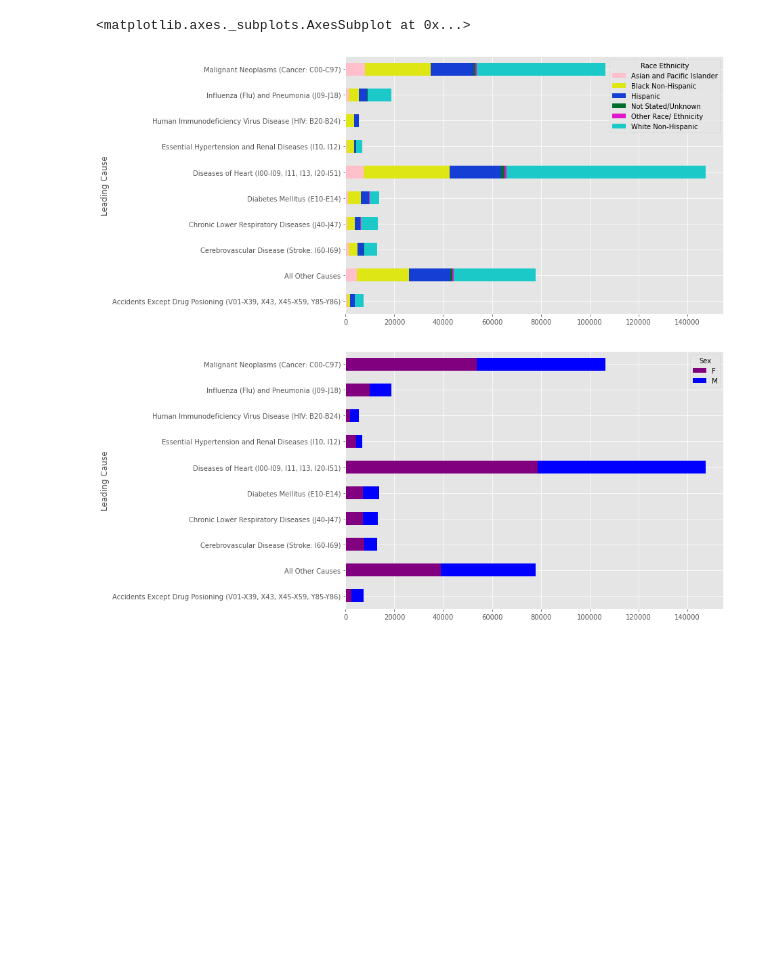
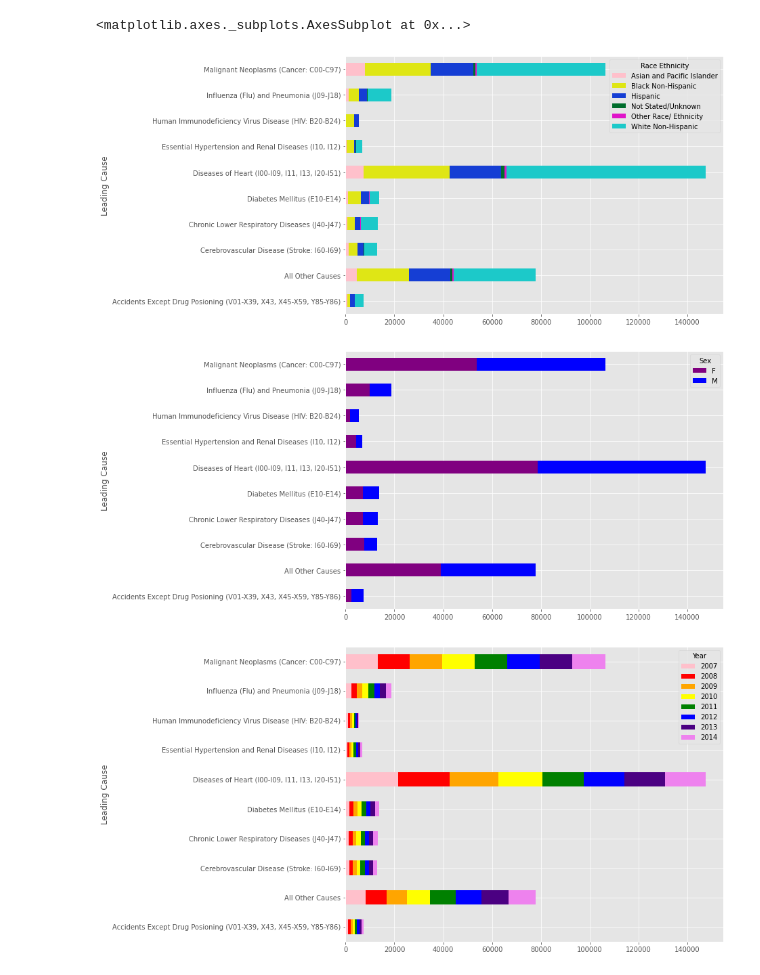
Before and after one commit to mdgalvez/Unit-3-Project-3, a Jupyter notebook: Project_3_FINAL.ipynb, the cells around one changed output. Drawn from its saved outputs; the diff is of its cells as text; code cells hidden in the pictures; blank space fills up the shorter version.

```diff
--- a/Project_3_FINAL.ipynb
+++ b/Project_3_FINAL.ipynb
@@ -8,30 +8,44 @@ import pandas as pd
 import numpy as np
 %matplotlib inline
 
 mpl.style.use('ggplot')
 colors = ["pink","#dfe615","#153ed4","#006D2C", "#e014c9","#1cc9c9"]
 colors_sex = ["purple","blue"]
+colors_year = ["pink","red", "orange", "yellow", "green","blue", "indigo", "violet"]
+
 #remove missing values
 missing_values = [".", ",", "na"]
 data = pd.read_csv('https://raw.githubusercontent.com/mdgalvez/Phyton_PROJECT-1/master/New_York_City_Leading_Causes_of_Death%20(2).csv', na_values = missing_values)
 
 #sum all year
 df_ethnicity =  pd.DataFrame(data,columns=['Leading Cause','Race Ethnicity','Deaths'])
 df_ethnicity_year =  df_ethnicity.groupby(['Leading Cause','Race Ethnicity']).Deaths.sum().reset_index()
 df_ethnicity_year["sum_rank"] = df_ethnicity_year.groupby('Leading Cause').Deaths.transform(np.sum).rank(ascending=0,method='dense')
 
 df_pivot = pd.pivot_table(df_ethnicity_year[df_ethnicity_year['sum_rank'] < 11], values = 'Deaths', index=['Leading Cause'], columns = 'Race Ethnicity')
+#df_pivot
 
 df_sex =  pd.DataFrame(data,columns=['Leading Cause','Sex','Deaths'])
 df_sex_allyear =  df_sex .groupby(['Leading Cause','Sex']).Deaths.sum().reset_index()
 df_sex_allyear["sum_rank"] = df_sex_allyear.groupby('Leading Cause').Deaths.transform(np.sum).rank(ascending=0,method='dense')
 
 df_pivot_sex = pd.pivot_table(df_sex_allyear[df_sex_allyear['sum_rank'] < 11], values = 'Deaths', index=['Leading Cause'], columns = 'Sex')
+#df_pivot_sex
+
+df_year =  pd.DataFrame(data,columns=['Leading Cause','Year','Deaths'])
+df_year_allyear =  df_year .groupby(['Leading Cause','Year']).Deaths.sum().reset_index()
+df_year_allyear["sum_rank"] = df_year_allyear.groupby('Leading Cause').Deaths.transform(np.sum).rank(ascending=0,method='dense')
+
+df_pivot_year = pd.pivot_table(df_year_allyear[df_year_allyear['sum_rank'] < 11], values = 'Deaths', index=['Leading Cause'], columns = 'Year')
+df_pivot_year
 
 df_pivot.loc[:,['Asian and Pacific Islander','Black Non-Hispanic','Hispanic','Not Stated/Unknown','Other Race/ Ethnicity','White Non-Hispanic']].plot.barh(stacked=True, color=colors, figsize=(10,7))
 
 df_pivot_sex.loc[:,['F','M']].plot.barh(stacked=True, color=colors_sex, figsize=(10,7))
+
+df_pivot_year.loc[:,[2007,2008,2009,2010,2011,2012,2013,2014]].plot.barh(stacked=True, color=colors_year, figsize=(10,8))
 # %% [output]
 <matplotlib.axes._subplots.AxesSubplot at 0x...>
 [figure]
 [figure]
+[figure, added]
```
